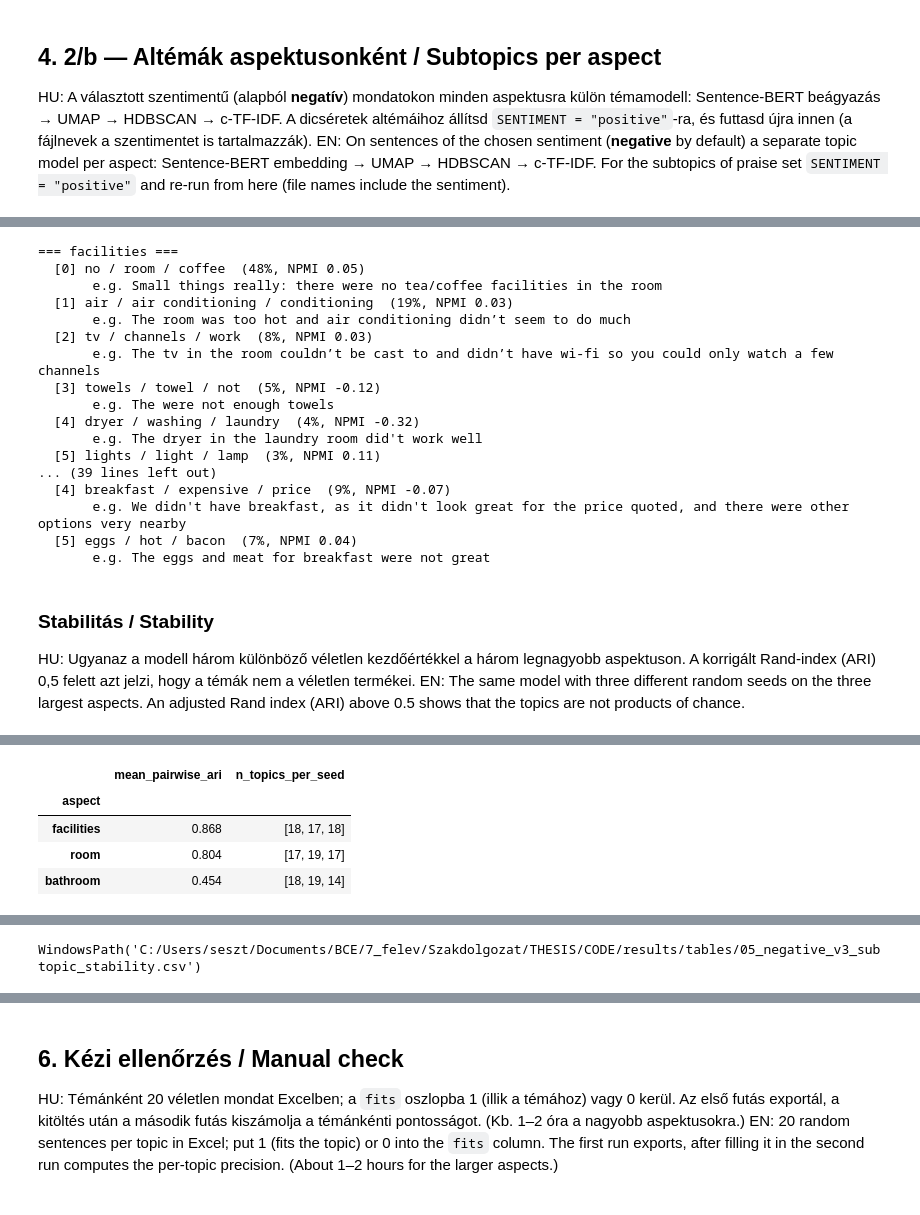
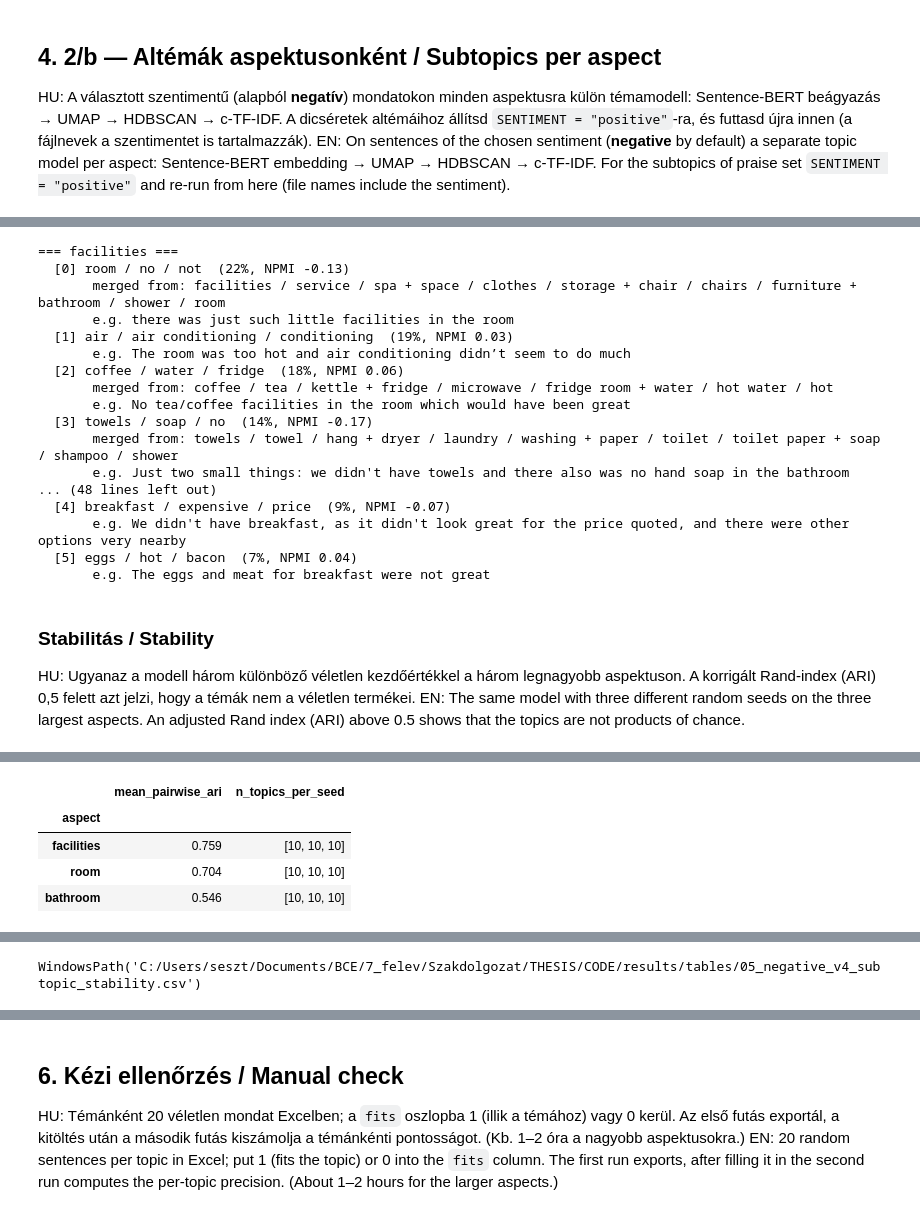
Before and after one commit to sesztaklorant/thesis, a Jupyter notebook: notebooks/05_thematic_layer.ipynb, the cells around one changed output, grey strips where cells are left out. Drawn from its saved outputs; the diff is of its cells as text; code cells hidden in the pictures.

```diff
--- a/notebooks/05_thematic_layer.ipynb
+++ b/notebooks/05_thematic_layer.ipynb
@@ -426,8 +437,8 @@ if RUN_SWEEP:
         rows = np.sort(np.random.default_rng(CFG.random_seed).choice(
             rows, size=min(len(rows), CFG.topic_sample_per_aspect), replace=False))
         sweeps.append(tm.granularity_sweep(subset["sentence"].iloc[rows], embeddings[rows])
-                        .assign(aspect=aspect).reset_index())
-    sweep = pd.concat(sweeps, ignore_index=True).set_index(["aspect", "min_cluster_share"])
+                        .reset_index().assign(aspect=aspect))
+    sweep = pd.concat(sweeps, ignore_index=True).set_index(["aspect", "min_cluster_share", "max_topics"])
     display(sweep); ev.save_table(sweep, f"05_{TAG}_granularity_sweep")
-print("Chosen subtopic min_cluster_share:", CFG.subtopic_min_cluster_share)
+print("Chosen subtopic settings:", tm.subtopic_params())
 # %% [output]
@@ -531,21 +542,23 @@ for aspect in MAIN_ASPECTS[:4]:
     print(f"\n=== {aspect} ===")
     for _, r in topic_table[topic_table["aspect"] == aspect].head(6).iterrows():
         print(f"  [{r['topic']}] {r['label']}  ({r['share_within_aspect']:.0%}, NPMI {r['coherence_npmi']:.2f})")
+        if r["merged_from"]:
+            print(f"       merged from: {r['merged_from'][:150]}")
         print(f"       e.g. {r['examples'].split(' || ')[0][:150]}")
 # %% [output]
 === facilities ===
-  [0] no / room / coffee  (48%, NPMI 0.05)
-       e.g. Small things really: there were no tea/coffee facilities in the room
+  [0] room / no / not  (22%, NPMI -0.13)
+       merged from: facilities / service / spa + space / clothes / storage + chair / chairs / furniture + bathroom / shower / room
+       e.g. there was just such little facilities in the room
   [1] air / air conditioning / conditioning  (19%, NPMI 0.03)
        e.g. The room was too hot and air conditioning didn’t seem to do much
-  [2] tv / channels / work  (8%, NPMI 0.03)
-       e.g. The tv in the room couldn’t be cast to and didn’t have wi-fi so you could only watch a few channels
-  [3] towels / towel / not  (5%, NPMI -0.12)
-       e.g. The were not enough towels
-  [4] dryer / washing / laundry  (4%, NPMI -0.32)
-       e.g. The dryer in the laundry room did't work well
-  [5] lights / light / lamp  (3%, NPMI 0.11)
-... (39 lines left out)
+  [2] coffee / water / fridge  (18%, NPMI 0.06)
+       merged from: coffee / tea / kettle + fridge / microwave / fridge room + water / hot water / hot
+       e.g. No tea/coffee facilities in the room which would have been great
+  [3] towels / soap / no  (14%, NPMI -0.17)
+       merged from: towels / towel / hang + dryer / laundry / washing + paper / toilet / toilet paper + soap / shampoo / shower
+       e.g. Just two small things: we didn't have towels and there also was no hand soap in the bathroom
+... (48 lines left out)
   [4] breakfast / expensive / price  (9%, NPMI -0.07)
        e.g. We didn't have breakfast, as it didn't look great for the price quoted, and there were other options very nearby
   [5] eggs / hot / bacon  (7%, NPMI 0.04)
@@ -573,8 +586,7 @@ for aspect in MAIN_ASPECTS[:3]:
     rows = np.where(subset[f"asp_{aspect}"].to_numpy() == 1)[0]
     rows = np.sort(np.random.default_rng(CFG.random_seed).choice(
         rows, size=min(len(rows), CFG.topic_sample_per_aspect), replace=False))
-    table = tm.topic_stability(subset["sentence"].iloc[rows], embeddings[rows],
-                               min_cluster_share=CFG.subtopic_min_cluster_share)
+    table = tm.topic_stability(subset["sentence"].iloc[rows], embeddings[rows], **tm.subtopic_params())
     stability_rows.append({"aspect": aspect, "mean_pairwise_ari": table.attrs["mean_pairwise_ari"],
                            "n_topics_per_seed": table["n_topics"].tolist()})
 stability = pd.DataFrame(stability_rows).set_index("aspect").round(3)
@@ -595,5 +607,5 @@ display(stability); ev.save_table(stability, f"05_{TAG}_subtopic_stability")
 |  | mean_pairwise_ari | n_topics_per_seed |
 | aspect |  |  |
-| facilities | 0.868 | [18, 17, 18] |
-| room | 0.804 | [17, 19, 17] |
-| bathroom | 0.454 | [18, 19, 14] |
+| facilities | 0.759 | [10, 10, 10] |
+| room | 0.704 | [10, 10, 10] |
+| bathroom | 0.546 | [10, 10, 10] |
@@ -601,4 +613,4 @@ display(stability); ev.save_table(stability, f"05_{TAG}_subtopic_stability")
-WindowsPath('C:/Users/seszt/Documents/BCE/7_felev/Szakdolgozat/THESIS/CODE/results/tables/05_negative_v3_subtopic_stability.csv')
+WindowsPath('C:/Users/seszt/Documents/BCE/7_felev/Szakdolgozat/THESIS/CODE/results/tables/05_negative_v4_subtopic_stability.csv')
 # %% [markdown]
 ## 5. Panasztérkép / Complaint map
 
```
Also changed, not shown: parts of 15 cells of this notebook, 25 other files.
